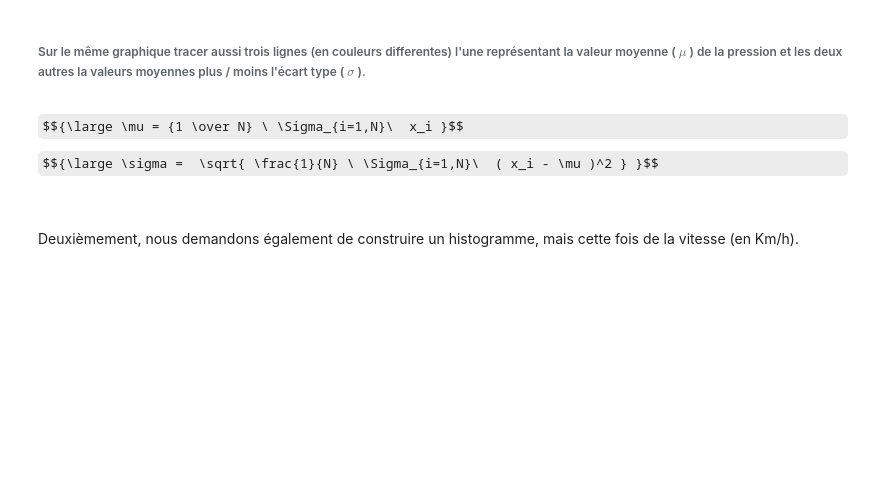
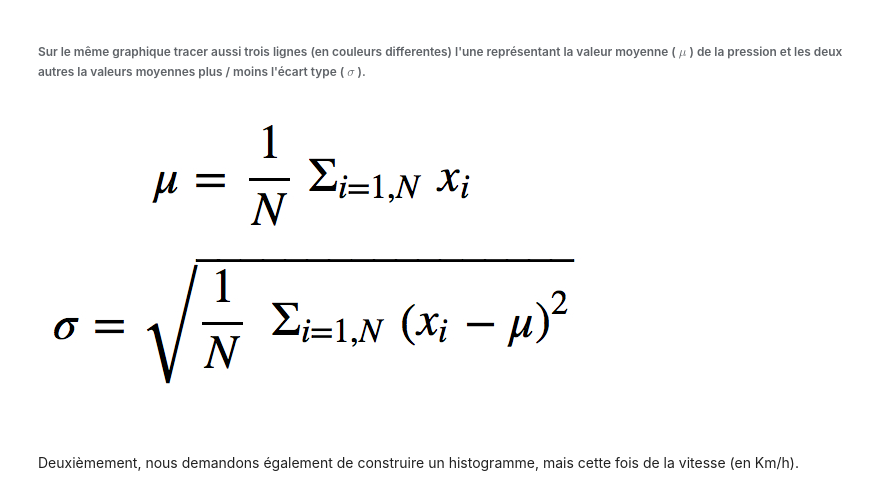
Before and after one commit to ecalzavarini/python-at-polytech-lille, a Jupyter notebook: Python-TP1-2014.ipynb, the cells around one changed output. Cells and saved outputs as stored; diff of their text form; code cells hidden in the pictures; some formulas as TeX source; blank space fills up the shorter version.

```diff
--- a/Python-TP1-2014.ipynb
+++ b/Python-TP1-2014.ipynb
@@ -473,10 +482,13 @@ plt.grid(True)
 ###### D'abord, nous demandons d'écrire un script qui trace un graphique de la pression (en kPa) en fonction du temps (en heures). N'oubliez pas d'indiquer les étiquettes sur les axes.
 # %% [markdown]
 ###### Sur le même graphique tracer aussi trois lignes (en couleurs differentes) l'une représentant la valeur moyenne ( $\mu$ ) de la pression et les deux autres la valeurs moyennes plus / moins l'écart type ( $\sigma$ ).
-# %% [markdown]
-$${\large \mu = {1 \over N} \ \Sigma_{i=1,N}\  x_i }$$
-
-$${\large \sigma =  \sqrt{ \frac{1}{N} \ \Sigma_{i=1,N}\  ( x_i - \mu )^2 } }$$
+# %%
+from IPython.display import Image
+Image(filename='mean-sigma.jpg')
+#$${\large \mu = {1 \over N} \ \Sigma_{i=1,N}\  x_i }$$
+#$${\large \sigma =  \sqrt{ \frac{1}{N} \ \Sigma_{i=1,N}\  ( x_i - \mu )^2 } }$$
+# %% [output]
+[figure, added]
 # %% [markdown]
 ######
 
```
Also changed, not shown: parts of 8 cells of this notebook, 2 other files.
